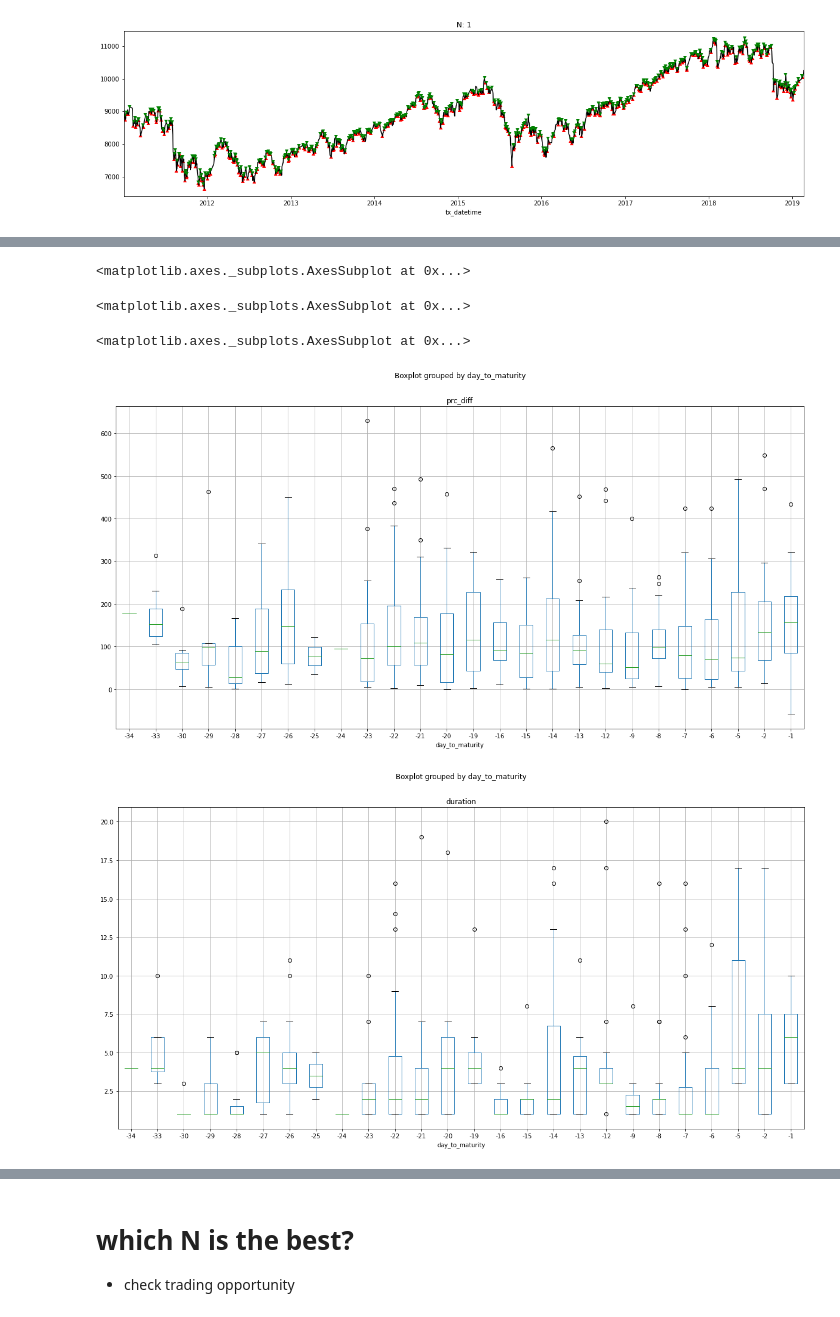
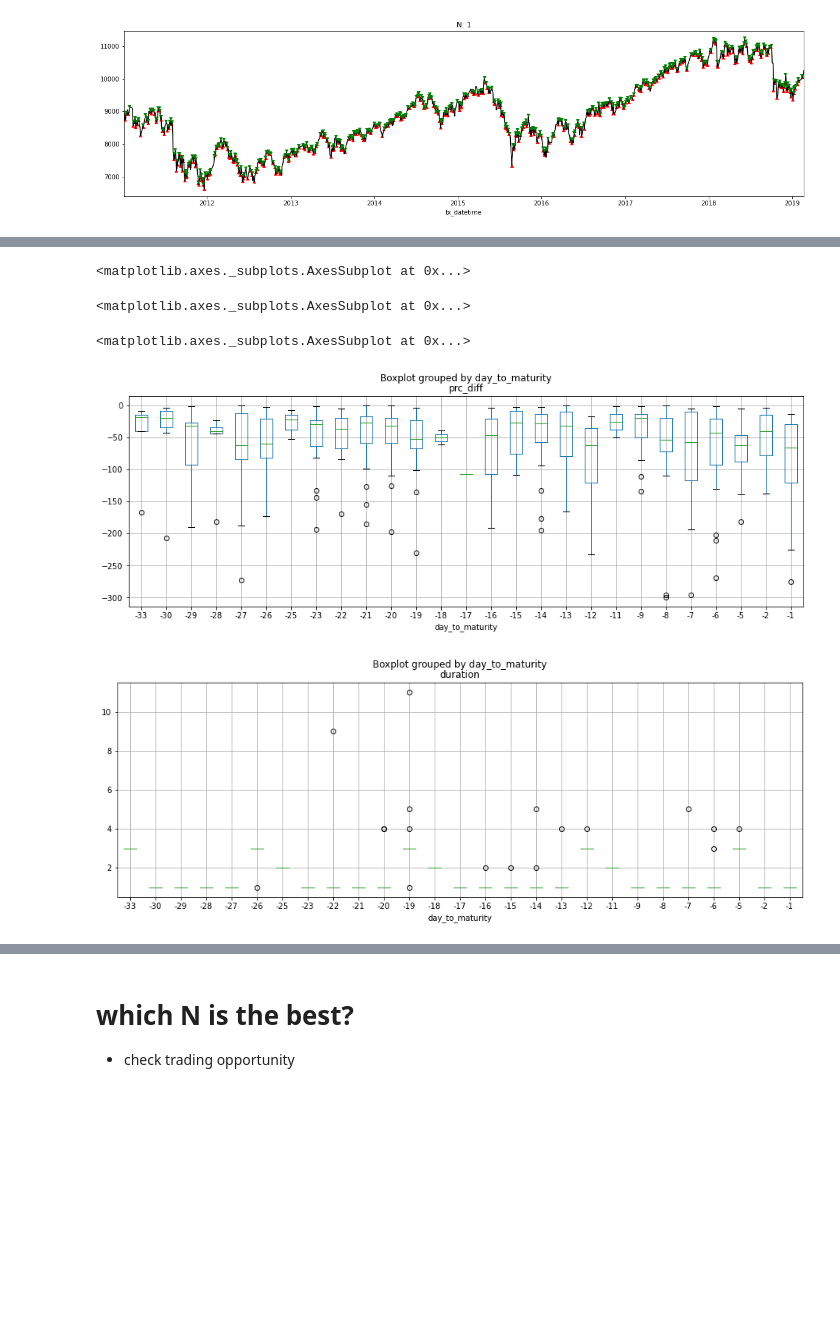
Before and after one commit to datasci-info/stock_path_tracker, a Jupyter notebook: turnpt_analysis.ipynb, the cells around one changed output, grey strips where cells are left out. Drawn from its saved outputs; the diff is of its cells as text; code cells hidden in the pictures; blank space fills up the shorter version.

```diff
--- a/turnpt_analysis.ipynb
+++ b/turnpt_analysis.ipynb
@@ -150,4 +132,4 @@ def get_turnpt_magnitude(df_turnpt_ohlc_combined, N):
 # %%
-df_turnpt = pd.concat([get_marked_turnpt(df_grp, N) for grp, df_grp in df_ohlc.groupby('maturity')])
+df_turnpt = df_ohlc.groupby('maturity', as_index=False).apply(lambda x: get_marked_turnpt(x, N))
 df_turnpt_ohlc =  df_turnpt.merge(df_ohlc, on='tx_datetime', how='left')
-df_turnpt_ohlc
+df_turnpt_ohlc_combined = df_turnpt_ohlc.groupby('maturity', as_index=False).apply(get_combined_turnpt)
@@ -168 +136,3 @@ df_turnpt_ohlc
+# %%
+df_turnpt_measures = df_turnpt_ohlc_combined.groupby('maturity', as_index=False).apply(lambda x: get_turnpt_magnitude(x, N))
 # %%
@@ -218,3 +141,0 @@ df_turnpt_ohlc_combined.groupby('day_to_maturity').apply(lambda x: x.is_turnpt.a
-# %%
-df_turnpt_measures = get_turnpt_magnitude(df_turnpt_ohlc_combined, N)
-df_turnpt_measures
@@ -247,11 +156,13 @@ df_plot_turn_upward.boxplot('slope', by = 'day_to_maturity', figsize = (20, 10))
 # %%
-df_plot_turn_downward = df_turnpt_measures.query('is_turnpt_upward == 1')
-df_plot_turn_downward.boxplot('prc_diff', by = 'day_to_maturity', figsize = (20, 10))
-df_plot_turn_downward.boxplot('duration', by = 'day_to_maturity', figsize = (20, 10))
-df_plot_turn_downward.boxplot('slope', by = 'day_to_maturity', figsize = (20, 10))
+# downward
+df_plot_turn_downward = df_turnpt_measures.query('is_turnpt_downward == 1')
+assert (df_plot_turn_downward.prc_diff > 0).sum() == 0, 'all prc diff must be smaller than zero'
+df_plot_turn_downward.boxplot('prc_diff', by = 'day_to_maturity', figsize = (15, 5))
+df_plot_turn_downward.boxplot('duration', by = 'day_to_maturity', figsize = (15, 5))
+df_plot_turn_downward.boxplot('slope', by = 'day_to_maturity', figsize = (15, 5))
 # %% [output]
 <matplotlib.axes._subplots.AxesSubplot at 0x...>
 <matplotlib.axes._subplots.AxesSubplot at 0x...>
 <matplotlib.axes._subplots.AxesSubplot at 0x...>
-[figure, old version]
+[figure, new version]
-[figure, old version]
+[figure, new version]
```
Also changed, not shown: parts of 16 cells of this notebook, 1 other file.
